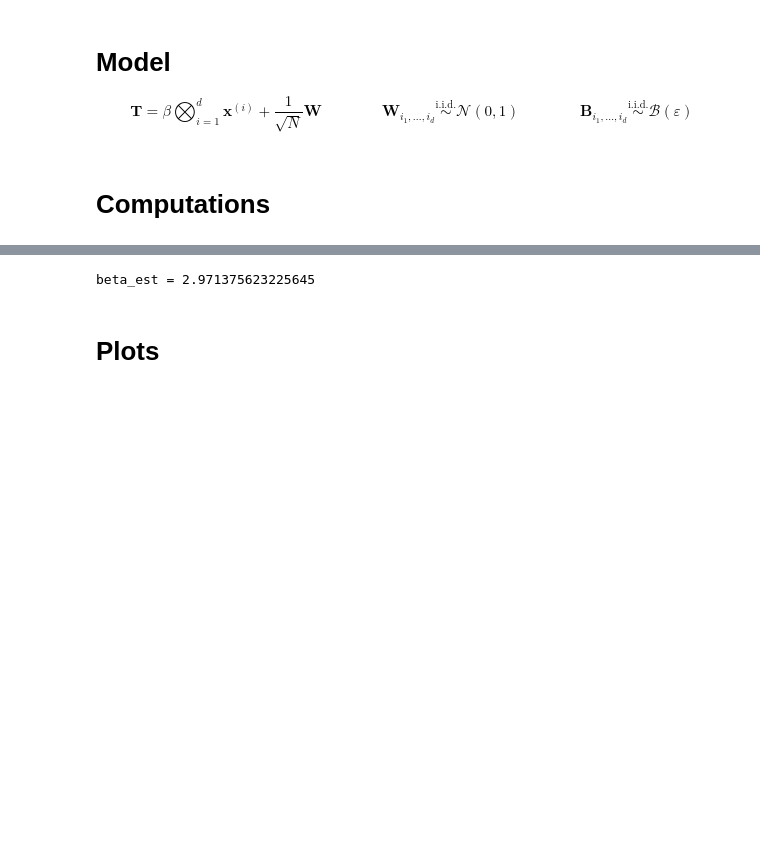
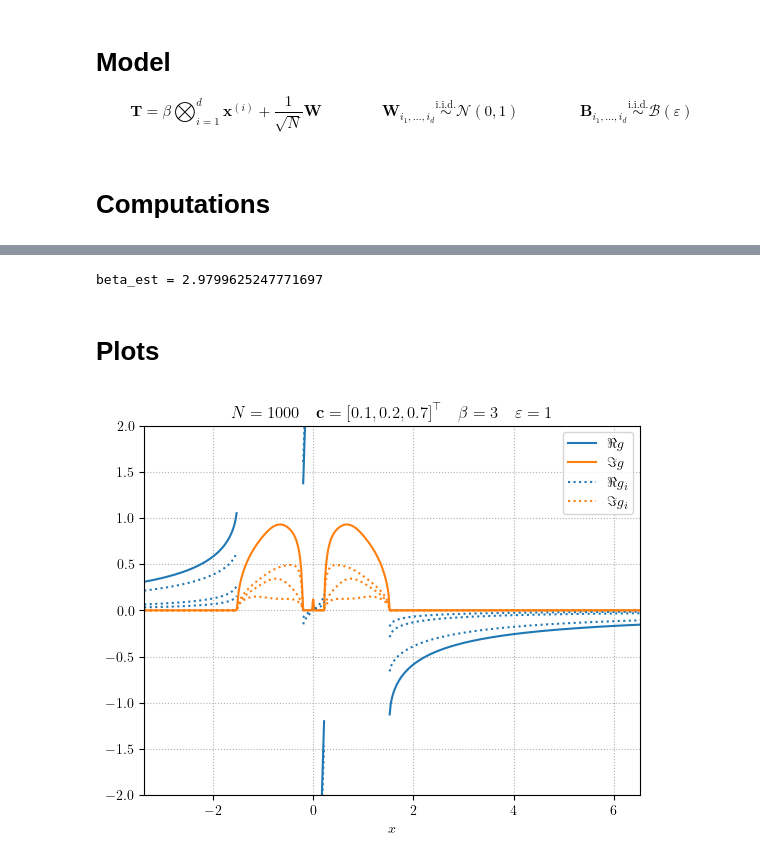
Before and after one commit to HugoLebeau/tensor_rank1approx, a Jupyter notebook: main.ipynb, the cells around one changed output, grey strips where cells are left out. Saved outputs shown, nothing was run; the diff lists cells and outputs as text; code cells hidden in the pictures; blank space fills up the shorter version.

```diff
--- a/main.ipynb
+++ b/main.ipynb
@@ -56,7 +55,7 @@ sigma = 1.8640187611195542
 xmin, xmax = utils.plot_interv(eigvals.min(), eigvals.max())
 
 # Limiting Spectral Distribution (LSD)
-xx = np.linspace(xmin, xmax, 200)
+xx = np.linspace(xmin, xmax, 500)
 eta = 1e-5
 gg = utils.stieltjes(xx+eta*1j, c, eps, maxiter=np.inf)
 LSD = gg['g'].imag/np.pi
@@ -65,9 +64,24 @@ LSD = gg['g'].imag/np.pi
 beta_est, align_th = utils.alignments(sigma, c, eps)
 print("beta_est =", beta_est)
 # %% [output]
-beta_est = 2.971375623225645
+beta_est = 2.9799625247771697
 # %% [markdown]
 # Plots
+# %%
+mask = (gg['g'].imag < 1e-2)
+plt.plot(xx, np.where(mask, gg['g'].real, np.nan), c='C0')
+plt.plot(xx, gg['g'].imag, c='C1')
+for i in range(d):
+    plt.plot(xx, np.where(mask, gg['gi'][i].real, np.nan), c='C0', ls=':')
+    plt.plot(xx, gg['gi'][i].imag, c='C1', ls=':')
+plt.grid(ls=':')
+plt.xlabel("$x$")
+plt.xlim(xmin, xmax)
+plt.ylim(-2, 2)
+plt.legend(["$\\Re g$", "$\\Im g$", "$\\Re g_i$", "$\\Im g_i$"])
+plt.title(setting);
+# %% [output]
+[figure, added]
 # %%
 plt.hist(eigvals, density=True, bins='sqrt', color='C0', edgecolor='black', zorder=3, label="ESD")
 plt.plot(xx, LSD, zorder=4, color='C1', label="LSD")
```
Also changed, not shown: parts of 4 cells of this notebook.
